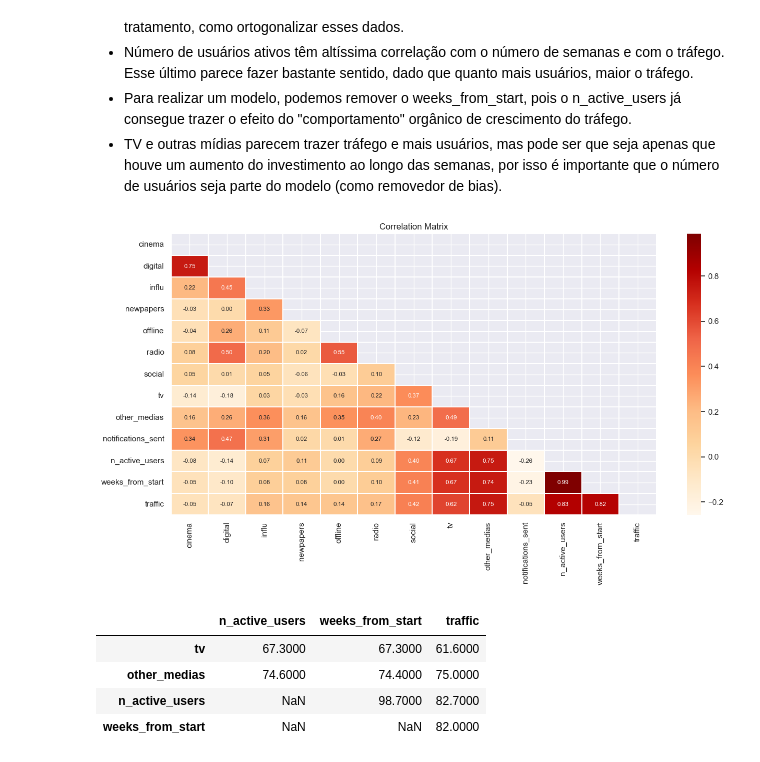
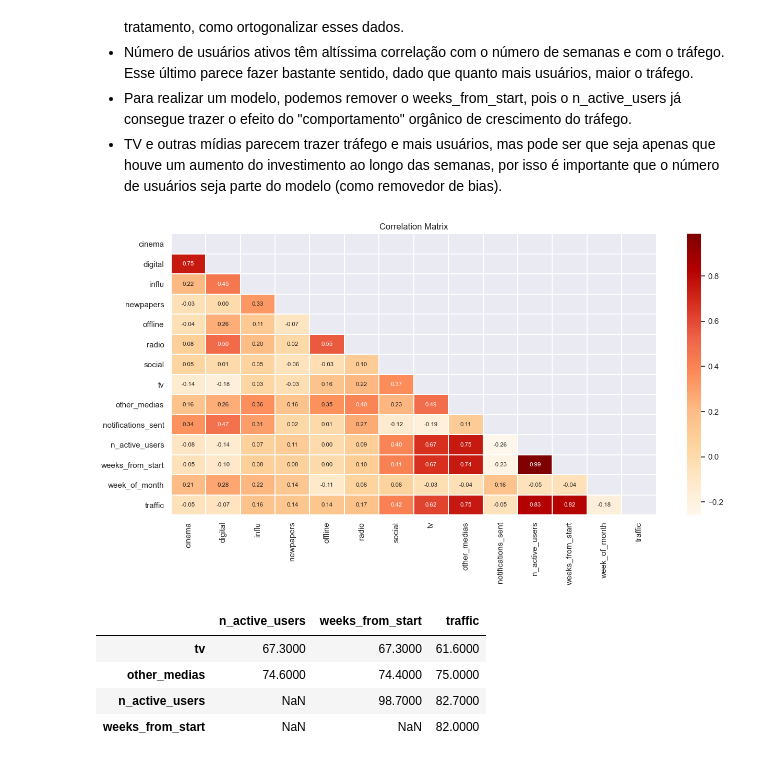
Before and after one commit to marianehauy/MMM-case, a Jupyter notebook: notebooks/data_analysis.ipynb, the cells around one changed output. Drawn from its saved outputs; the diff is of its cells as text; code cells hidden in the pictures.

```diff
--- a/notebooks/data_analysis.ipynb
+++ b/notebooks/data_analysis.ipynb
@@ -308,9 +305,9 @@ plot_kpis(df_month_agg, plot_dict)
 - Para realizar um modelo, podemos remover o weeks_from_start, pois o n_active_users já consegue trazer o efeito do "comportamento" orgânico de crescimento do tráfego.
 - TV e outras mídias parecem trazer tráfego e mais usuários, mas pode ser que seja apenas que houve um aumento do investimento ao longo das semanas, por isso é importante que o número de usuários seja parte do modelo (como removedor de bias).
 # %%
-plot_corr_heatmap(df_week[medias + ["notifications_sent", "n_active_users", "weeks_from_start", "traffic", ]])
+plot_corr_heatmap(df_week[medias + ["notifications_sent", "n_active_users", "weeks_from_start", "week_of_month", "traffic", ]])
 # %% [output]
-[figure, old version]
+[figure, new version]
 # %%
 # Resumo
 medias_with_more_investment = ["tv", "other_medias", "digital", "offline", "influ", "social"]
```
Also changed, not shown: parts of 3 cells of this notebook, 8 other files.
